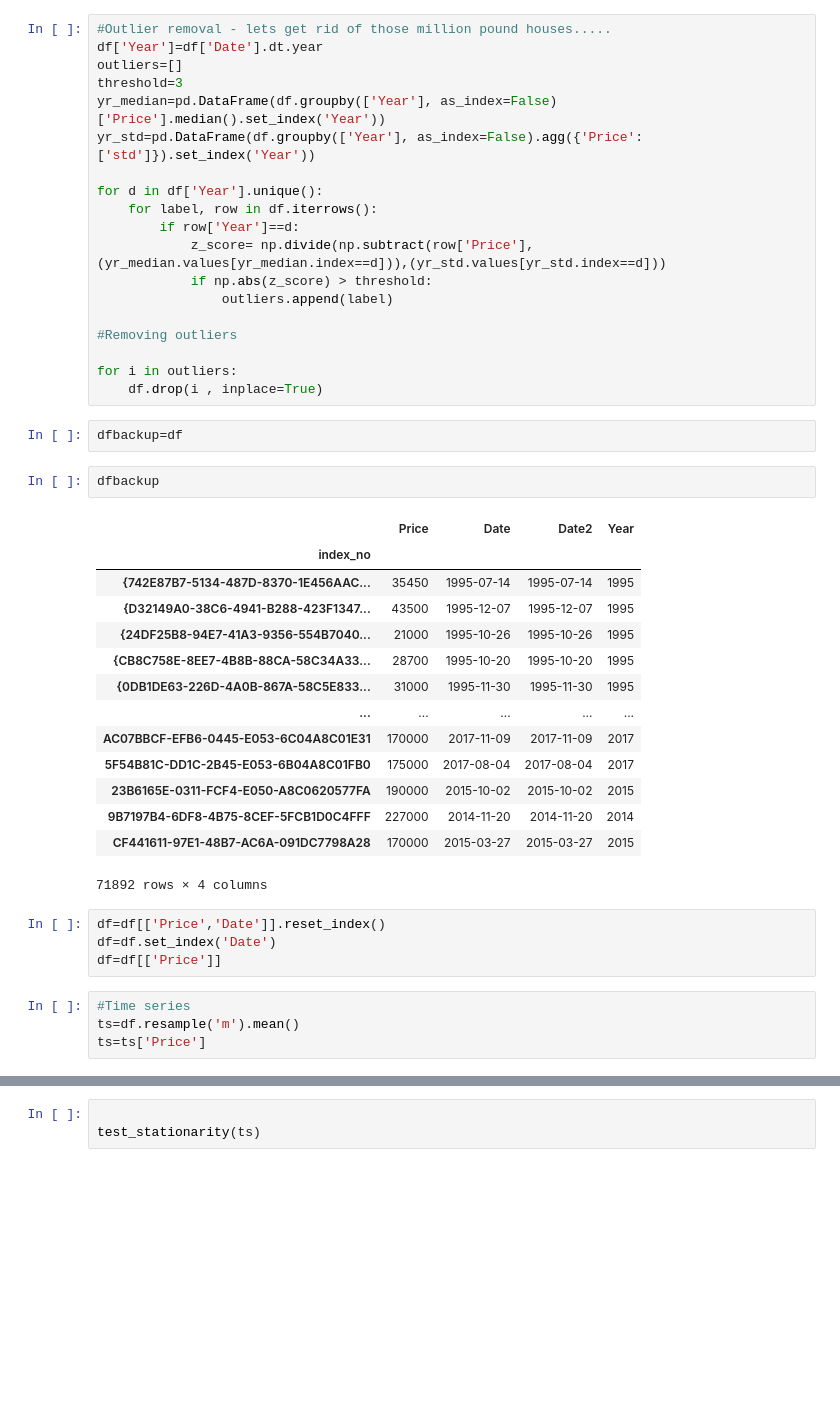
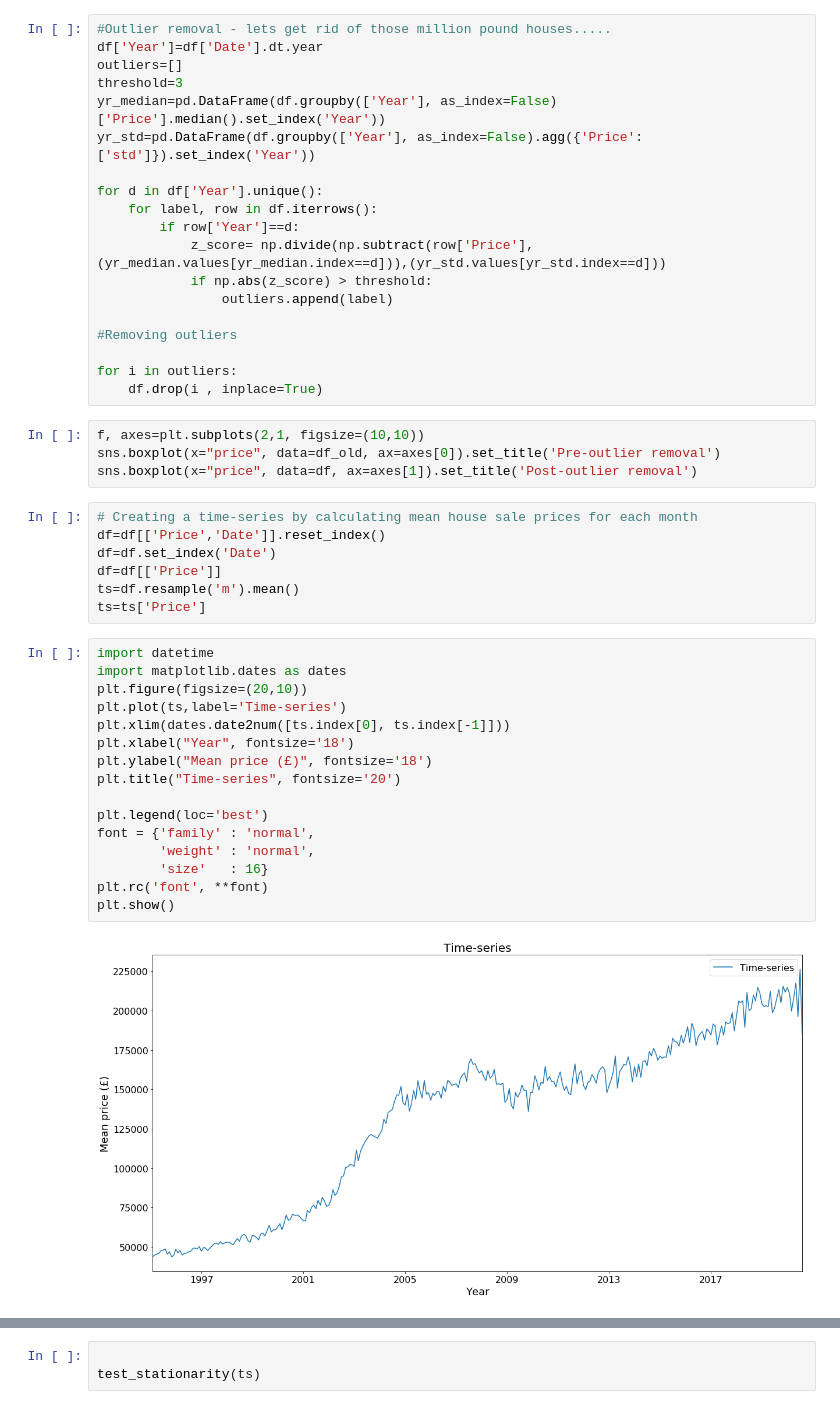
Before and after one commit to risdallseis/Cardiff_house_sales, a Jupyter notebook: cardiff_monthly_time_series.ipynb, the cells around one changed output, grey strips where cells are left out. Drawn from its saved outputs; the diff is of its cells as text; blank space fills up the shorter version.

```diff
--- a/cardiff_monthly_time_series.ipynb
+++ b/cardiff_monthly_time_series.ipynb
@@ -99,30 +86,32 @@ for d in df['Year'].unique():
 
 for i in outliers:
     df.drop(i , inplace=True)
-# %%
-dfbackup=df
-# %%
-dfbackup
-# %% [output]
-|  | Price | Date | Date2 | Year |
-| index_no |  |  |  |  |
-| {742E87B7-5134-487D-8370-1E456AAC... | 35450 | 1995-07-14 | 1995-07-14 | 1995 |
-| {D32149A0-38C6-4941-B288-423F1347... | 43500 | 1995-12-07 | 1995-12-07 | 1995 |
-| {24DF25B8-94E7-41A3-9356-554B7040... | 21000 | 1995-10-26 | 1995-10-26 | 1995 |
-| {CB8C758E-8EE7-4B8B-88CA-58C34A33... | 28700 | 1995-10-20 | 1995-10-20 | 1995 |
-| {0DB1DE63-226D-4A0B-867A-58C5E833... | 31000 | 1995-11-30 | 1995-11-30 | 1995 |
-| ... | ... | ... | ... | ... |
-| AC07BBCF-EFB6-0445-E053-6C04A8C01E31 | 170000 | 2017-11-09 | 2017-11-09 | 2017 |
-| 5F54B81C-DD1C-2B45-E053-6B04A8C01FB0 | 175000 | 2017-08-04 | 2017-08-04 | 2017 |
-| 23B6165E-0311-FCF4-E050-A8C0620577FA | 190000 | 2015-10-02 | 2015-10-02 | 2015 |
-| 9B7197B4-6DF8-4B75-8CEF-5FCB1D0C4FFF | 227000 | 2014-11-20 | 2014-11-20 | 2014 |
-| CF441611-97E1-48B7-AC6A-091DC7798A28 | 170000 | 2015-03-27 | 2015-03-27 | 2015 |
-71892 rows × 4 columns
+# %%
+f, axes=plt.subplots(2,1, figsize=(10,10))
+sns.boxplot(x="price", data=df_old, ax=axes[0]).set_title('Pre-outlier removal')
+sns.boxplot(x="price", data=df, ax=axes[1]).set_title('Post-outlier removal')
 # %%
+# Creating a time-series by calculating mean house sale prices for each month
 df=df[['Price','Date']].reset_index()
 df=df.set_index('Date')
 df=df[['Price']]
+ts=df.resample('m').mean()
+ts=ts['Price']
-# %%
-#Time series
-ts=df.resample('m').mean()
-ts=ts['Price']
+# %%
+import datetime
+import matplotlib.dates as dates
+plt.figure(figsize=(20,10))
+plt.plot(ts,label='Time-series')
+plt.xlim(dates.date2num([ts.index[0], ts.index[-1]]))
+plt.xlabel("Year", fontsize='18')
+plt.ylabel("Mean price (£)", fontsize='18')
+plt.title("Time-series", fontsize='20')
+
+plt.legend(loc='best')
+font = {'family' : 'normal',
+        'weight' : 'normal',
+        'size'   : 16}
+plt.rc('font', **font)
+plt.show()
+# %% [output]
+[figure, added]
```
Also changed, not shown: parts of 35 cells of this notebook.
